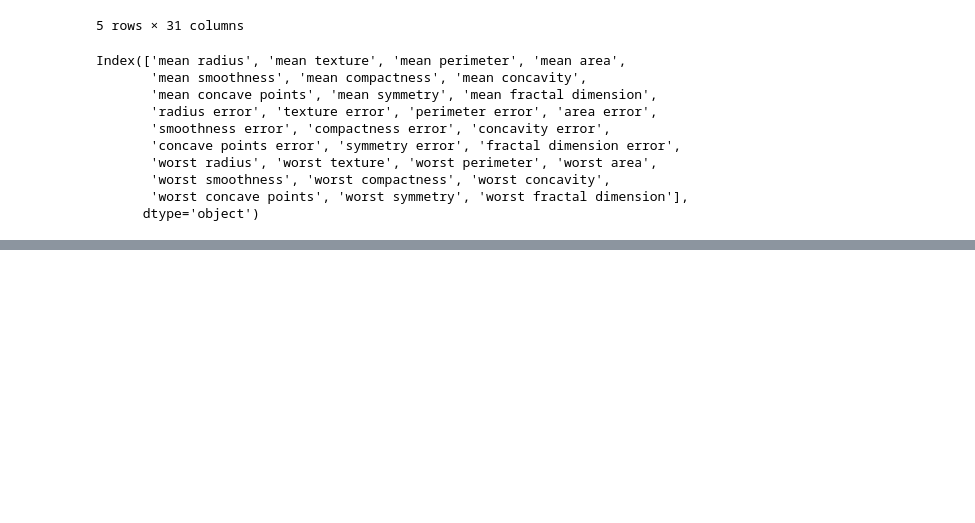
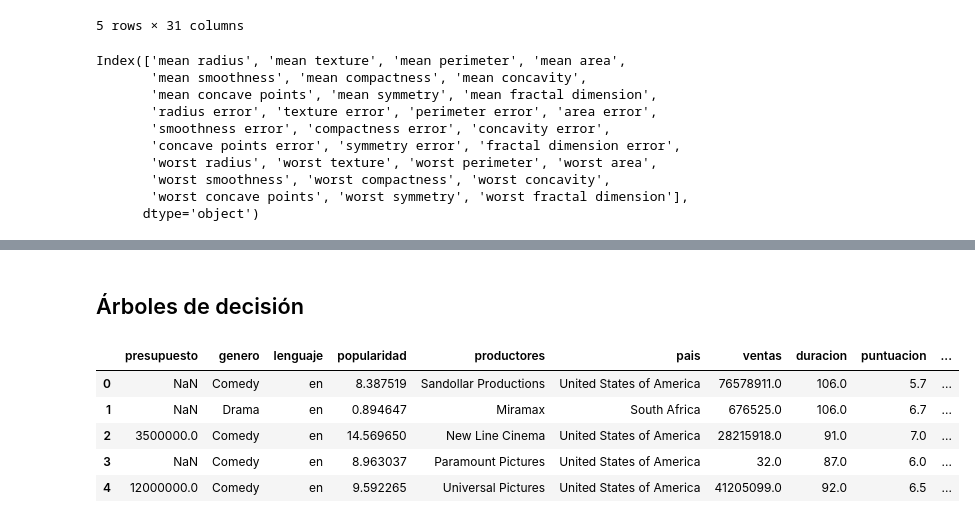
Before and after one commit to manumonforte/Data-Science, a Jupyter notebook: Machine Learning.ipynb, the cells around one changed output, grey strips where cells are left out. Cells and saved outputs as stored; diff of their text form; code cells hidden in the pictures; blank space fills up the shorter version.

```diff
--- a/Machine Learning.ipynb
+++ b/Machine Learning.ipynb
@@ -292,0 +293,2 @@ cross_val_score(modelo,
+# %% [markdown]
+## Árboles de decisión
@@ -292,0 +297,18 @@ cross_val_score(modelo,
+# %%
+pelis = pd.read_csv("data/movies.csv").drop("titulo",axis=1)
+variable_objetivo = "ventas"
+
+# hay peliculas sin la variable ventas
+pelis = pelis[pelis[variable_objetivo].notnull()]
+
+variables_independientes = pelis.drop(variable_objetivo, axis=1).columns
+
+
+pelis.head()
+# %% [output]
+|  | presupuesto | genero | lenguaje | popularidad | productores | pais | ventas | duracion | puntuacion | ... |
+| 0 | NaN | Comedy | en | 8.387519 | Sandollar Productions | United States of America | 76578911.0 | 106.0 | 5.7 | ... |
+| 1 | NaN | Drama | en | 0.894647 | Miramax | South Africa | 676525.0 | 106.0 | 6.7 | ... |
+| 2 | 3500000.0 | Comedy | en | 14.569650 | New Line Cinema | United States of America | 28215918.0 | 91.0 | 7.0 | ... |
+| 3 | NaN | Comedy | en | 8.963037 | Paramount Pictures | United States of America | 32.0 | 87.0 | 6.0 | ... |
+| 4 | 12000000.0 | Comedy | en | 9.592265 | Universal Pictures | United States of America | 41205099.0 | 92.0 | 6.5 | ... |
```
Also changed, not shown: parts of 24 cells of this notebook, 2 other files.
